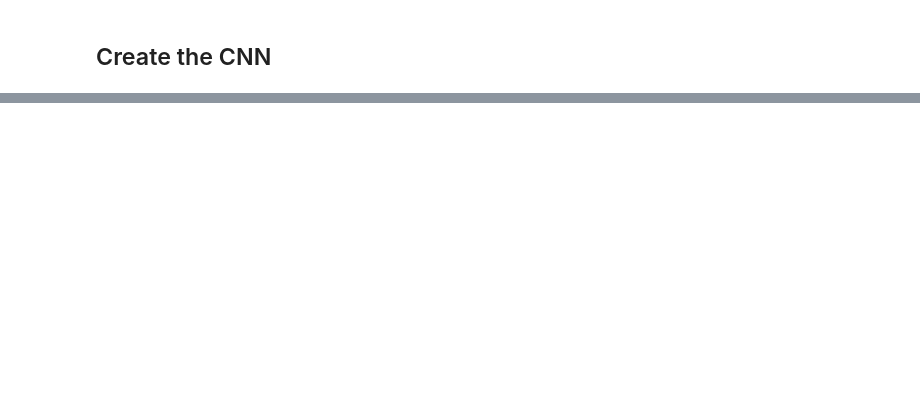
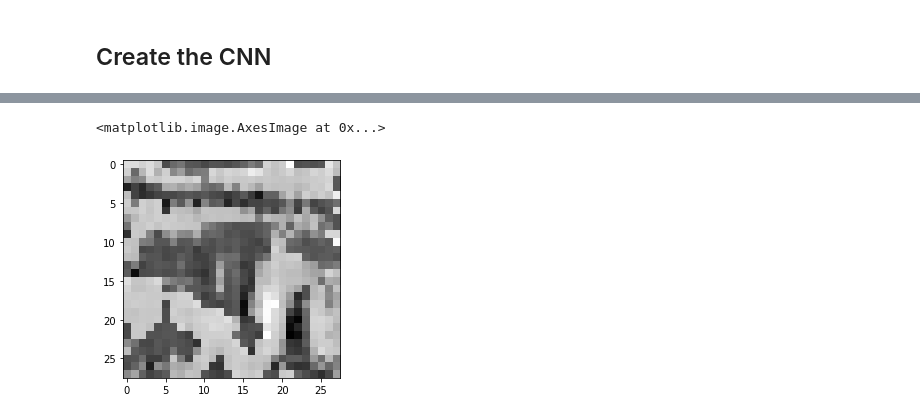
Before and after one commit to msuv08/cnn-handwritten-letter-recognition, a Jupyter notebook: letter_recognition.ipynb, the cells around one changed output, grey strips where cells are left out. Cells and saved outputs as stored; diff of their text form; code cells hidden in the pictures; blank space fills up the shorter version.

```diff
--- a/letter_recognition.ipynb
+++ b/letter_recognition.ipynb
@@ -177,0 +178,31 @@ Test accuracy: 82.495
+# %%
+class OptimizeInput(nn.Module):
+    def __init__(self, learned_model, input_shape=(1, 1, 28, 28)):
+        super().__init__()
+        self.learned_model = learned_model
+        self.optimized_input = torch.zeros(input_shape, requires_grad=True)
+
+    def forward(self):
+        return self.learned_model(self.optimized_input)
+
+    def parameters(self):
+        return [self.optimized_input]
+# %%
+# Train OptimizeInput model, one for each letter
+targets = torch.arange(len(model.classes)).long()
+optimized_inputs = []
+
+n_epochs = 10000
+
+for t in targets:
+    input_model = OptimizeInput(model)
+    optimizer = torch.optim.Adam(input_model.parameters(), lr=.0001)
+    criterion = nn.CrossEntropyLoss()
+    for epoch in range(n_epochs):
+        optimizer.zero_grad()
+        outputs = input_model()
+        loss = criterion(outputs, t.reshape(1))
+        loss.backward()
+        optimizer.step()
+    print("finished %s with %0.5f loss" % (model.classes[t], loss.item()))
+    optimized_inputs.append(input_model.optimized_input.detach().numpy().reshape((28, 28)))
@@ -177,0 +257,11 @@ Test accuracy: 82.495
+# %%
+letter = 'j'
+letter_visualized = optimized_inputs[model.classes.index(letter)].T
+plt.imshow(letter_visualized, cmap='Greys_r')
+# letter_visualized = letter_visualized.flatten()
+# for i in range(28*28):
+#     letter_visualized[i] = 0 if letter_visualized[i] < 0 else 1
+# plt.imshow(letter_visualized.reshape((28,28)), cmap='Greys_r')
+# %% [output]
+<matplotlib.image.AxesImage at 0x...>
+[figure, added]
```
Also changed, not shown: parts of 12 cells of this notebook, 1 other file.
